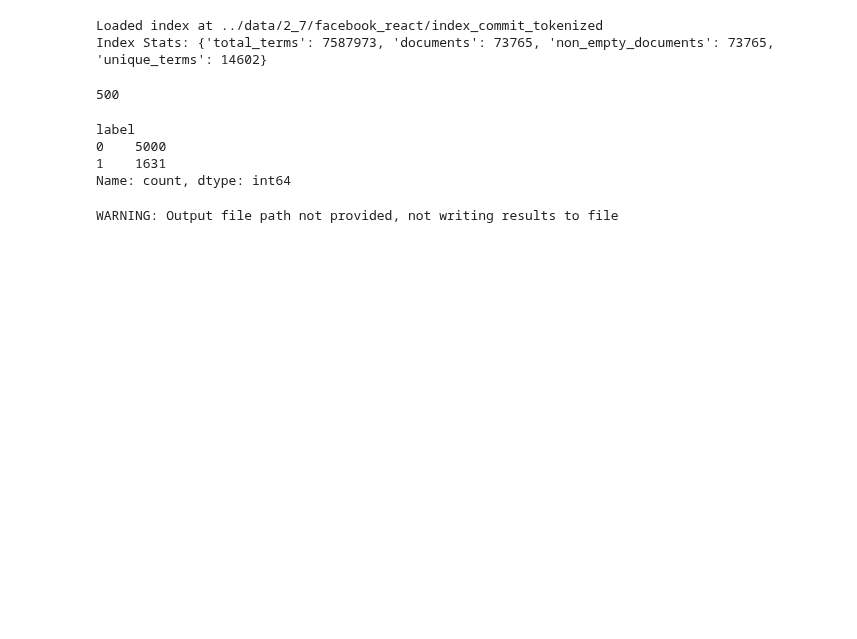
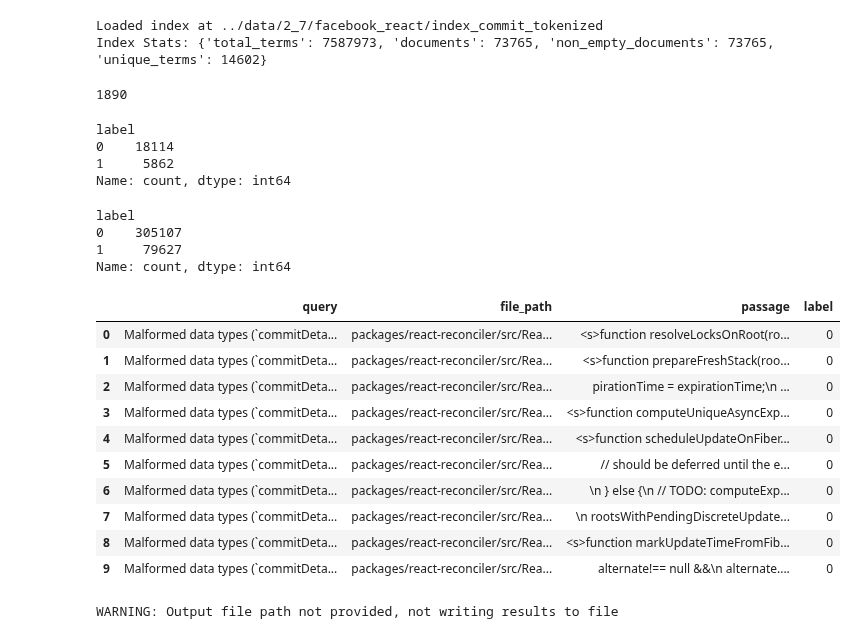
Before and after one commit to Siddharth-Gandhi/ds, a Jupyter notebook: notebooks/debug.ipynb, the cells around one changed output. Saved outputs shown, nothing was run; the diff lists cells and outputs as text; code cells hidden in the pictures; blank space fills up the shorter version.

```diff
--- a/notebooks/debug.ipynb
+++ b/notebooks/debug.ipynb
@@ -43,19 +43,42 @@ gold_df = pd.read_parquet(test_path)
 Loaded index at ../data/2_7/facebook_react/index_commit_tokenized
 Index Stats: {'total_terms': 7587973, 'documents': 73765, 'non_empty_documents': 73765, 'unique_terms': 14602}
 # %%
-cache_path = os.path.join(args.repo_path, 'cache', 'repr_0.1663')
+cache_path = os.path.join(args.repo_path, 'cache', '4X_function_split')
 code_df = pd.read_parquet(os.path.join(cache_path, 'code_df.parquet'))
 # %%
 code_df.train_commit_id.nunique()
 # %% [output]
-500
+1890
 # %%
 code_df.label.value_counts()
 # %% [output]
 label
-0    5000
-1    1631
+0    18114
+1     5862
 Name: count, dtype: int64
+# %%
+triplets_df = pd.read_parquet(os.path.join(cache_path, 'diff_code_triplets.parquet'))
+# %%
+triplets_df.label.value_counts()
+# %% [output]
+label
+0    305107
+1     79627
+Name: count, dtype: int64
+# %%
+triplets_df.head(10)
+# %% [output]
+|  | query | file_path | passage | label |
+| 0 | Malformed data types (`commitDeta... | packages/react-reconciler/src/Rea... | <s>function resolveLocksOnRoot(ro... | 0 |
+| 1 | Malformed data types (`commitDeta... | packages/react-reconciler/src/Rea... | <s>function prepareFreshStack(roo... | 0 |
+| 2 | Malformed data types (`commitDeta... | packages/react-reconciler/src/Rea... | pirationTime = expirationTime;\n ... | 0 |
+| 3 | Malformed data types (`commitDeta... | packages/react-reconciler/src/Rea... | <s>function computeUniqueAsyncExp... | 0 |
+| 4 | Malformed data types (`commitDeta... | packages/react-reconciler/src/Rea... | <s>function scheduleUpdateOnFiber... | 0 |
+| 5 | Malformed data types (`commitDeta... | packages/react-reconciler/src/Rea... | // should be deferred until the e... | 0 |
+| 6 | Malformed data types (`commitDeta... | packages/react-reconciler/src/Rea... | \n } else {\n // TODO: computeExp... | 0 |
+| 7 | Malformed data types (`commitDeta... | packages/react-reconciler/src/Rea... | \n rootsWithPendingDiscreteUpdate... | 0 |
+| 8 | Malformed data types (`commitDeta... | packages/react-reconciler/src/Rea... | <s>function markUpdateTimeFromFib... | 0 |
+| 9 | Malformed data types (`commitDeta... | packages/react-reconciler/src/Rea... | alternate!== null &&\n alternate.... | 0 |
 # %%
 class BERTCodeReranker:
     def __init__(self, parameters):
```
Also changed, not shown: parts of 22 cells of this notebook, 3 other files.
